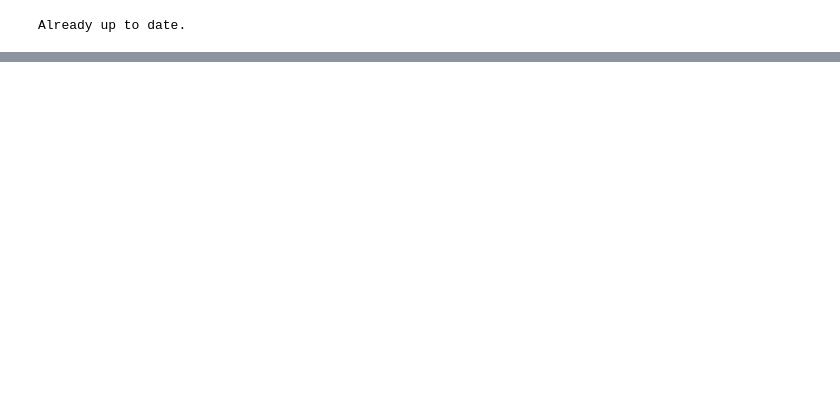
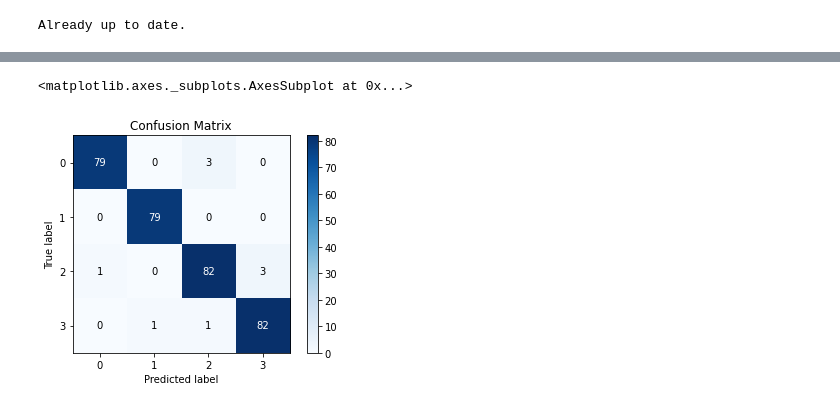
Before and after one commit to Dfriveraa/PI-GetData, a Jupyter notebook: CNN(A).ipynb, the cells around one changed output, grey strips where cells are left out. Drawn from its saved outputs; the diff is of its cells as text; code cells hidden in the pictures; blank space fills up the shorter version.

```diff
--- a/CNN(A).ipynb
+++ b/CNN(A).ipynb
@@ -207,0 +274,8 @@ datos
+# %%
+model = get_conv_model_A(4,10,60)
+model.load_weights('./checkpoints/checkpoint_sf60_bs100_nf10_#5')
+test_preds = model.predict(x_test).argmax(axis=1)
+plot_confusion_matrix(y_test, test_preds, normalize=False)
+# %% [output]
+<matplotlib.axes._subplots.AxesSubplot at 0x...>
+[figure, added]
```
Also changed, not shown: parts of 13 cells of this notebook, 12 other files.
